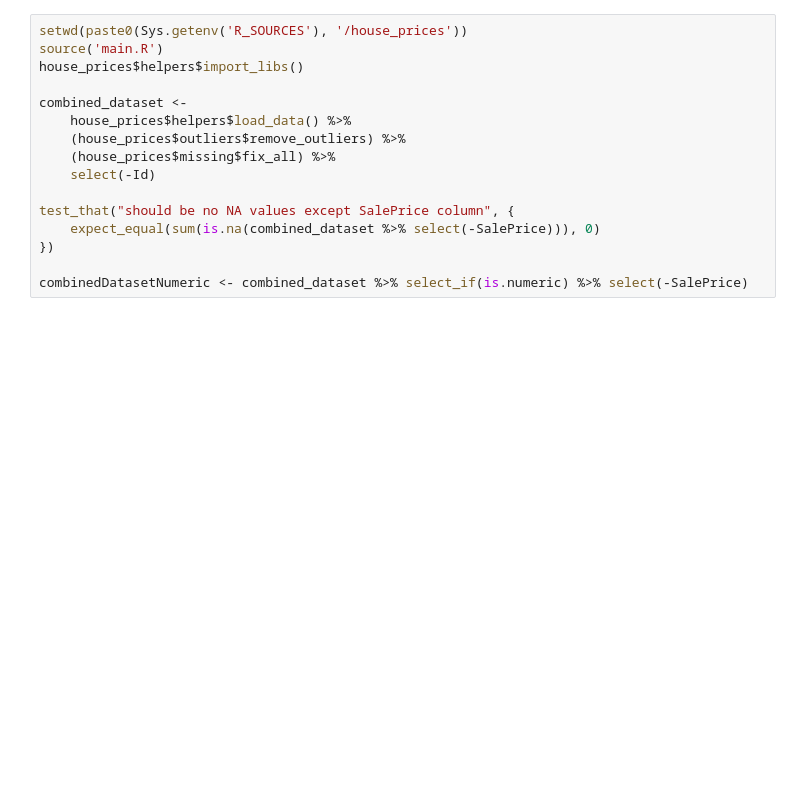
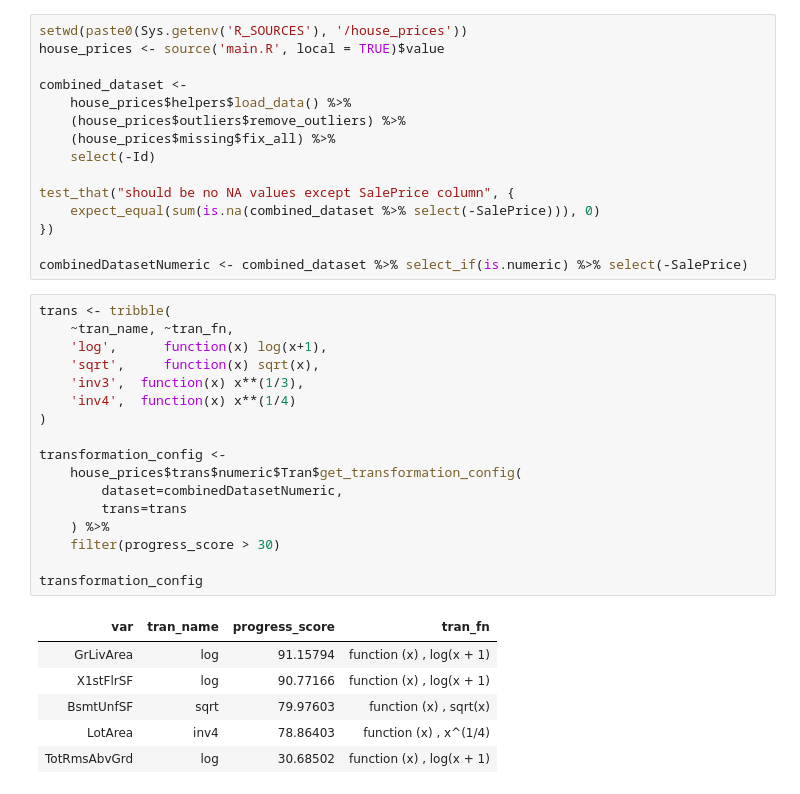
Before and after one commit to MatrixNorm/kaggle, a Jupyter notebook: rbooks/house_prices/04_transform_numeric.ipynb, the cells around one changed output. Cells and saved outputs as stored; diff of their text form; blank space fills up the shorter version.

```diff
--- a/rbooks/house_prices/04_transform_numeric.ipynb
+++ b/rbooks/house_prices/04_transform_numeric.ipynb
@@ -1,7 +1,6 @@
 # %%
 setwd(paste0(Sys.getenv('R_SOURCES'), '/house_prices'))
-source('main.R')
-house_prices$helpers$import_libs()
+house_prices <- source('main.R', local = TRUE)$value
 
 combined_dataset <-
     house_prices$helpers$load_data() %>%
@@ -14,5 +13,29 @@ test_that("should be no NA values except SalePrice column", {
 })
 
 combinedDatasetNumeric <- combined_dataset %>% select_if(is.numeric) %>% select(-SalePrice)
+# %%
+trans <- tribble(
+    ~tran_name, ~tran_fn,
+    'log',      function(x) log(x+1),
+    'sqrt',     function(x) sqrt(x),
+    'inv3',  function(x) x**(1/3),
+    'inv4',  function(x) x**(1/4)
+)
+
+transformation_config <-
+    house_prices$trans$numeric$Tran$get_transformation_config(
+        dataset=combinedDatasetNumeric,
+        trans=trans
+    ) %>%
+    filter(progress_score > 30)
+
+transformation_config
+# %% [output]
+| var | tran_name | progress_score | tran_fn |
+| GrLivArea | log | 91.15794 | function (x) , log(x + 1) |
+| X1stFlrSF | log | 90.77166 | function (x) , log(x + 1) |
+| BsmtUnfSF | sqrt | 79.97603 | function (x) , sqrt(x) |
+| LotArea | inv4 | 78.86403 | function (x) , x^(1/4) |
+| TotRmsAbvGrd | log | 30.68502 | function (x) , log(x + 1) |
 # %%
 options(repr.plot.width = 16, repr.plot.height = 14, repr.plot.res=280)
```
Also changed, not shown: parts of 2 cells of this notebook, 6 other files.
